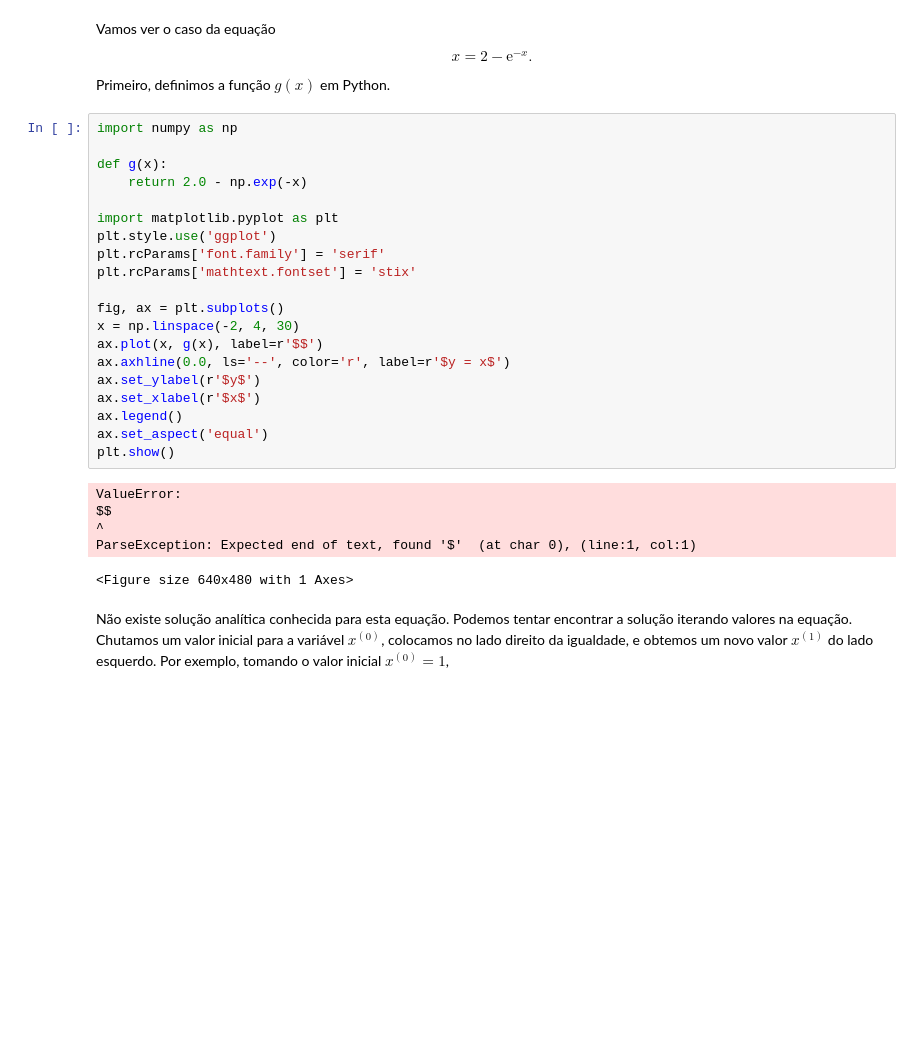
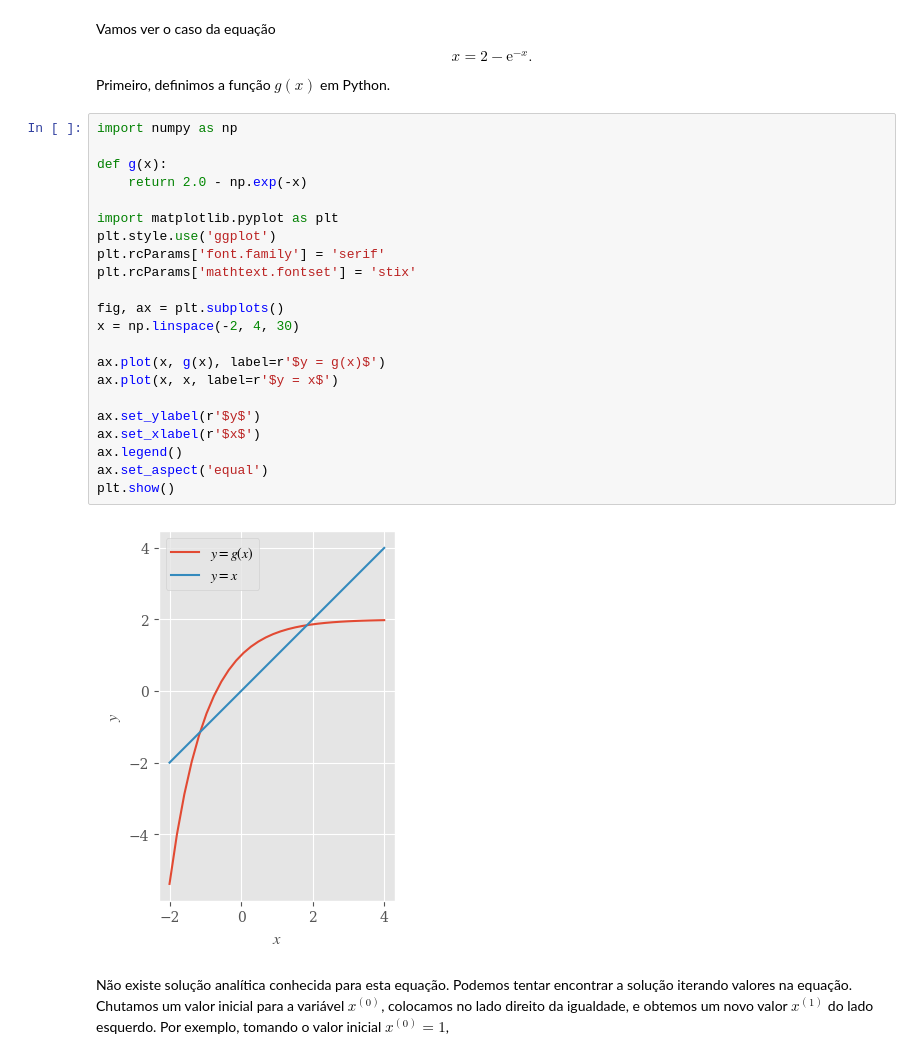
Before and after one commit to PFSLDO/FisicaComputacional, a Jupyter notebook: ponto_fixo.ipynb, the cells around one changed output. Cells and saved outputs as stored; diff of their text form; blank space fills up the shorter version.

```diff
--- a/ponto_fixo.ipynb
+++ b/ponto_fixo.ipynb
@@ -19,29 +19,27 @@ Primeiro, definimos a função $g(x)$ em Python.
 # %%
 import numpy as np
 
 def g(x):
     return 2.0 - np.exp(-x)
 
 import matplotlib.pyplot as plt
 plt.style.use('ggplot')
 plt.rcParams['font.family'] = 'serif'
 plt.rcParams['mathtext.fontset'] = 'stix'
 
 fig, ax = plt.subplots()
 x = np.linspace(-2, 4, 30)
-ax.plot(x, g(x), label=r'$$')
-ax.axhline(0.0, ls='--', color='r', label=r'$y = x$')
+
+ax.plot(x, g(x), label=r'$y = g(x)$')
+ax.plot(x, x, label=r'$y = x$')
+
 ax.set_ylabel(r'$y$')
 ax.set_xlabel(r'$x$')
 ax.legend()
 ax.set_aspect('equal')
 plt.show()
 # %% [output]
-ValueError:
-$$
-^
-ParseException: Expected end of text, found '$'  (at char 0), (line:1, col:1)
-<Figure size 640x480 with 1 Axes>
+[figure, added]
 # %% [markdown]
 Não existe solução analítica conhecida para esta equação. Podemos tentar encontrar a solução iterando valores na equação. Chutamos um valor inicial para a variável $x^{(0)}$, colocamos no lado direito da igualdade, e obtemos um novo valor $x^{(1)}$ do lado esquerdo. Por exemplo, tomando o valor inicial $x^{(0)} = 1$,
 # %%
```
Also changed, not shown: parts of 6 cells of this notebook.
